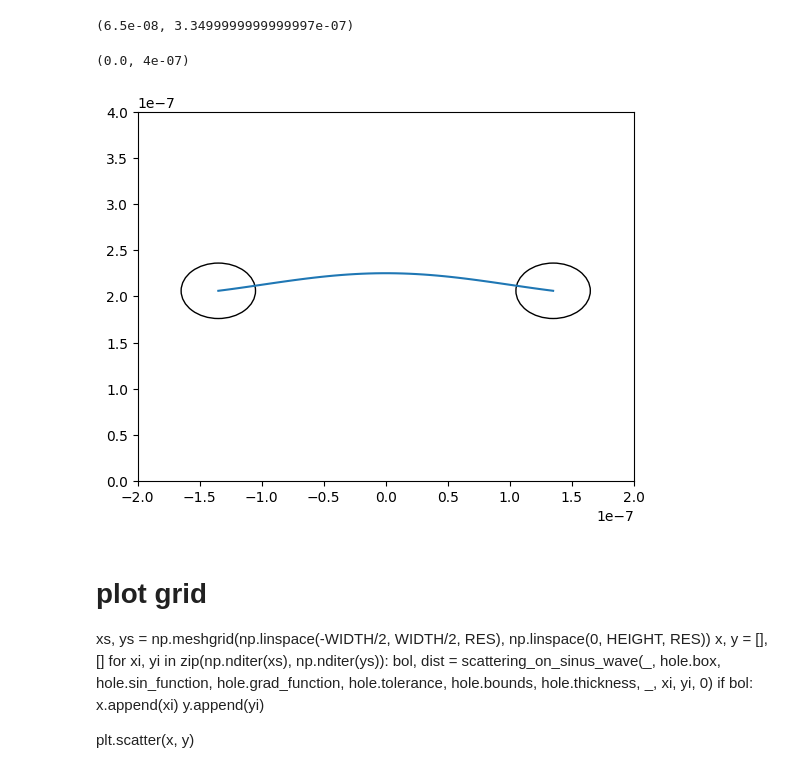
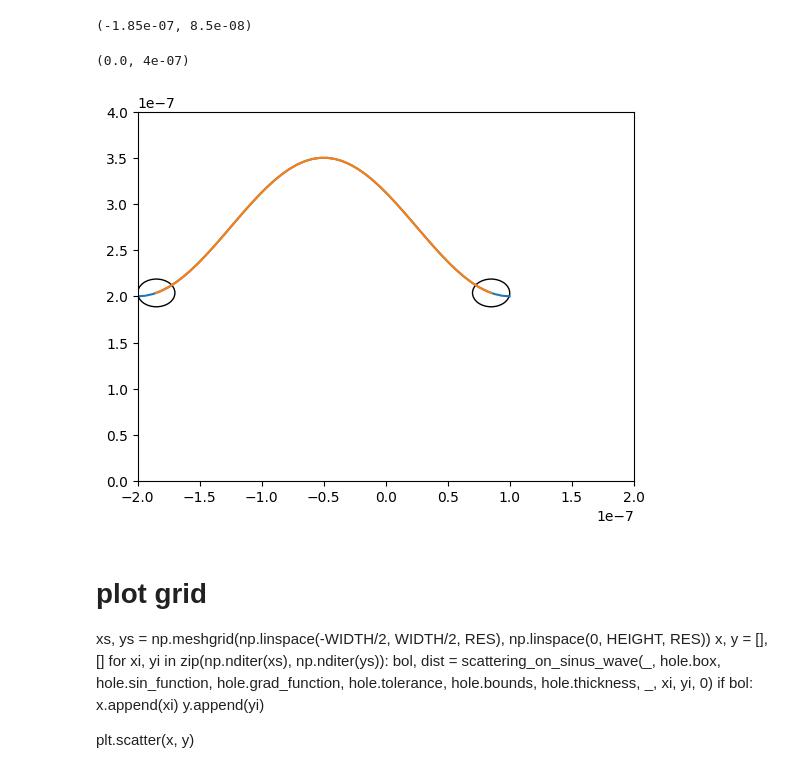
Before and after one commit to phigas/freepaths-sinus-wave, a Jupyter notebook: debug.ipynb, the cells around one changed output. Drawn from its saved outputs; the diff is of its cells as text; code cells hidden in the pictures.

```diff
--- a/debug.ipynb
+++ b/debug.ipynb
@@ -10,28 +6,44 @@ RES         = 50
 # %%
-hole = SinusWave(x=-200e-9, y=200e-9, len=300e-9, gap=100e-9, deviation=25e-9, thickness=30e-9, tolerance=1e-12)
-hole.bounds
+WIDTH       = 500e-9
+HEIGHT      = 700e-9
+RES         = 25
+
+x0=-200e-9
+y0=200e-9
+a=300e-9
+gap=0e-9
+deviation=150e-9
+thickness=30e-9
+tolerance=1e-12
-# %% [output]
-(6.5e-08, 3.3499999999999997e-07)
+# %%
+hole = SinusWave(x0=x0, y0=y0, a=a, gap=gap, deviation=deviation, thickness=thickness, tolerance=tolerance)
+hole.bounds
+# %% [output]
+(-1.85e-07, 8.5e-08)
 # %%
+fig, ax = plt.subplots()
+xs2 = np.linspace(x0, x0+a, RES)
+ys2 = [hole.sin_function(xi)[1] for xi in xs2 ]
+plt.plot(xs2, ys2)
+
 # plot line
 xs = np.linspace(hole.bounds[0], hole.bounds[1], RES)
 # xs = np.linspace(50e-9, 350e-9, RES)
 zs = np.zeros(xs.shape)
 for i in range(len(xs)):
     xs[i], zs[i] = hole.sin_function(xs[i])
 
-fig, ax = plt.subplots()
 
-ax.add_patch(plt.Circle(hole.sin_function(hole.bounds[0]),hole.thickness, fill=False))
-ax.add_patch(plt.Circle(hole.sin_function(hole.bounds[1]),hole.thickness, fill=False))
+ax.add_patch(plt.Circle(hole.sin_function(hole.bounds[0]),hole.thickness/2, fill=False))
+ax.add_patch(plt.Circle(hole.sin_function(hole.bounds[1]),hole.thickness/2, fill=False))
 
 plt.plot(xs, zs)
 
 ax.set_xlim((-200e-9, 200e-9))
 ax.set_ylim((0, 400e-9))
 # %% [output]
 (0.0, 4e-07)
-[figure, old version]
+[figure, new version]
 # %%
 from math import pi, cos, sin, tan, exp, sqrt, atan, asin, acos, ceil
 from random import random
```
Also changed, not shown: parts of 9 cells of this notebook, 1 other file.
